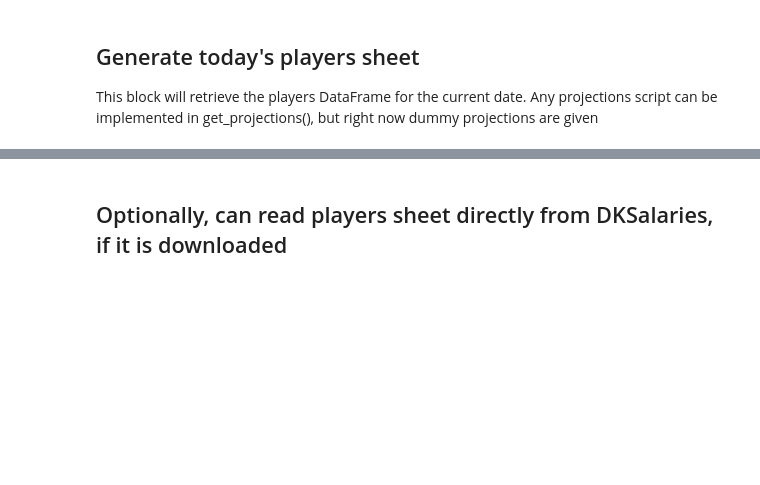
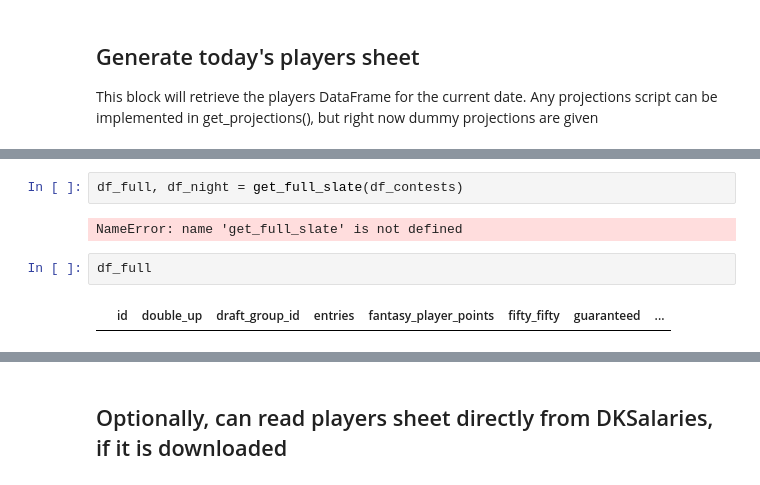
Before and after one commit to firstprinciples/dfs_optimizer, a Jupyter notebook: fps_dfs_optimizer/analyses/test_optimizer.ipynb, the cells around one changed output, grey strips where cells are left out. Drawn from its saved outputs; the diff is of its cells as text; blank space fills up the shorter version.

```diff
--- a/fps_dfs_optimizer/analyses/test_optimizer.ipynb
+++ b/fps_dfs_optimizer/analyses/test_optimizer.ipynb
@@ -27,0 +19,8 @@ df_contests.head()
+# %%
+df_full, df_night = get_full_slate(df_contests)
+# %% [output]
+NameError: name 'get_full_slate' is not defined
+# %%
+df_full
+# %% [output]
+|  | id | double_up | draft_group_id | entries | fantasy_player_points | fifty_fifty | guaranteed | ... |
```
Also changed, not shown: parts of 6 cells of this notebook.
